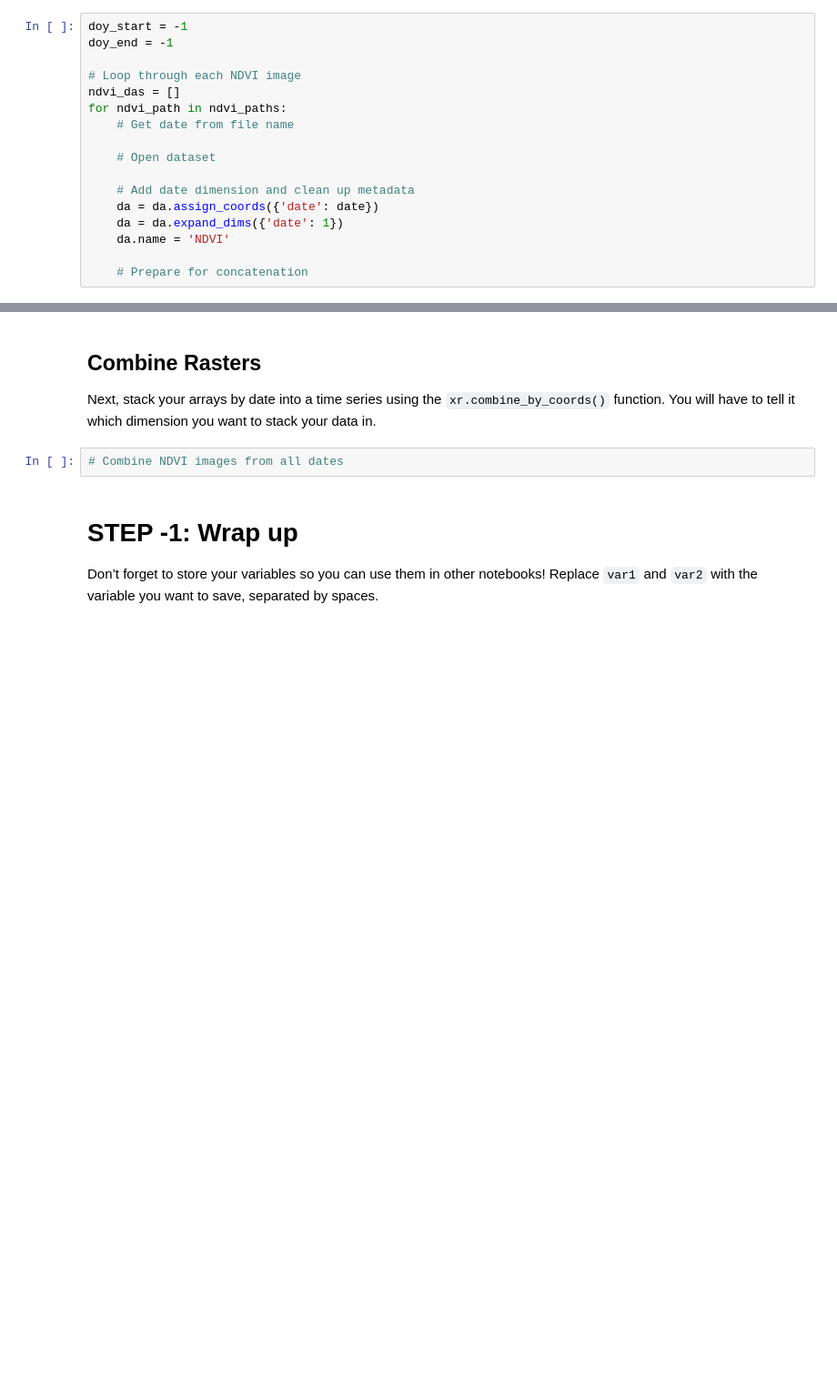
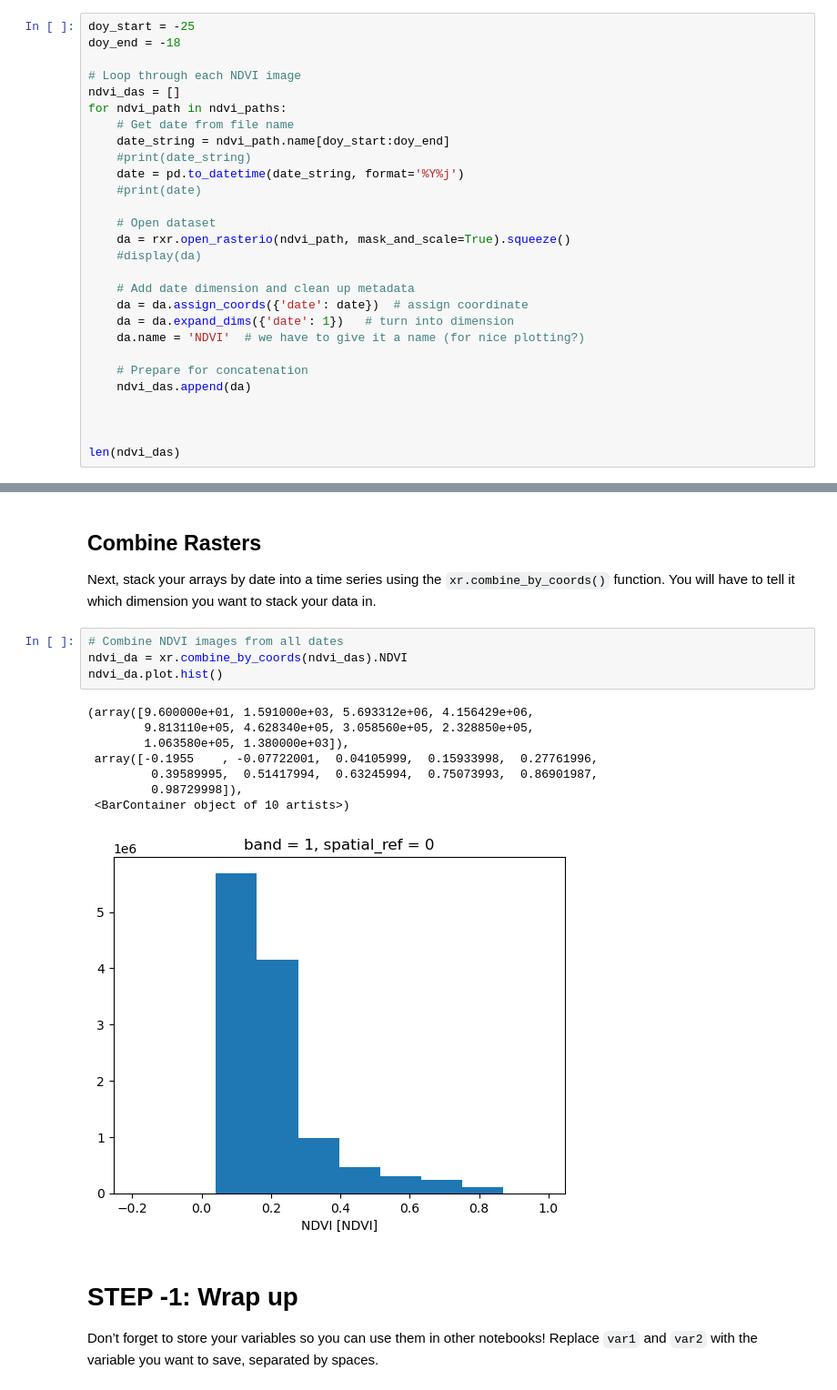
Before and after one commit to cu-esiil-edu/04-vegetation-ESIILtest24, a Jupyter notebook: notebooks/vegetation-02-wrangle.ipynb, the cells around one changed output, grey strips where cells are left out. Shown: that part at 91% size. Cells and saved outputs as stored; diff of their text form; blank space fills up the shorter version.

```diff
--- a/notebooks/vegetation-02-wrangle.ipynb
+++ b/notebooks/vegetation-02-wrangle.ipynb
@@ -177,19 +178,30 @@ gric_boundary.plot(ax=plt.gca(), edgecolor='black', color='none')
 <Axes: title={'center': 'band = 1, spatial_ref = 0'}, xlabel='x', ylabel='y'>
 [figure]
 # %%
-doy_start = -1
-doy_end = -1
+doy_start = -25
+doy_end = -18
 
 # Loop through each NDVI image
 ndvi_das = []
 for ndvi_path in ndvi_paths:
     # Get date from file name
+    date_string = ndvi_path.name[doy_start:doy_end]
+    #print(date_string)
+    date = pd.to_datetime(date_string, format='%Y%j')
+    #print(date)
 
     # Open dataset
+    da = rxr.open_rasterio(ndvi_path, mask_and_scale=True).squeeze()
+    #display(da)
 
     # Add date dimension and clean up metadata
-    da = da.assign_coords({'date': date})
-    da = da.expand_dims({'date': 1})
-    da.name = 'NDVI'
+    da = da.assign_coords({'date': date})  # assign coordinate
+    da = da.expand_dims({'date': 1})   # turn into dimension
+    da.name = 'NDVI'  # we have to give it a name (for nice plotting?)
 
     # Prepare for concatenation
+    ndvi_das.append(da)
+
+
+
+len(ndvi_das)
@@ -201,6 +215,17 @@ Next, stack your arrays by date into a time series using the
 dimension you want to stack your data in.
 # %%
 # Combine NDVI images from all dates
+ndvi_da = xr.combine_by_coords(ndvi_das).NDVI
+ndvi_da.plot.hist()
+# %% [output]
+(array([9.600000e+01, 1.591000e+03, 5.693312e+06, 4.156429e+06,
+        9.813110e+05, 4.628340e+05, 3.058560e+05, 2.328850e+05,
+        1.063580e+05, 1.380000e+03]),
+ array([-0.1955    , -0.07722001,  0.04105999,  0.15933998,  0.27761996,
+         0.39589995,  0.51417994,  0.63245994,  0.75073993,  0.86901987,
+         0.98729998]),
+ <BarContainer object of 10 artists>)
+[figure, added]
 # %% [markdown]
 # STEP -1: Wrap up
 
```
Also changed, not shown: parts of 3 cells of this notebook, 1 other file.
